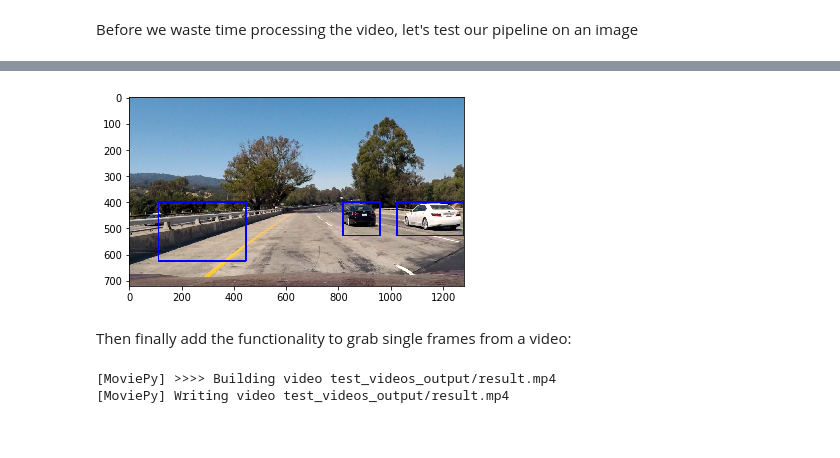
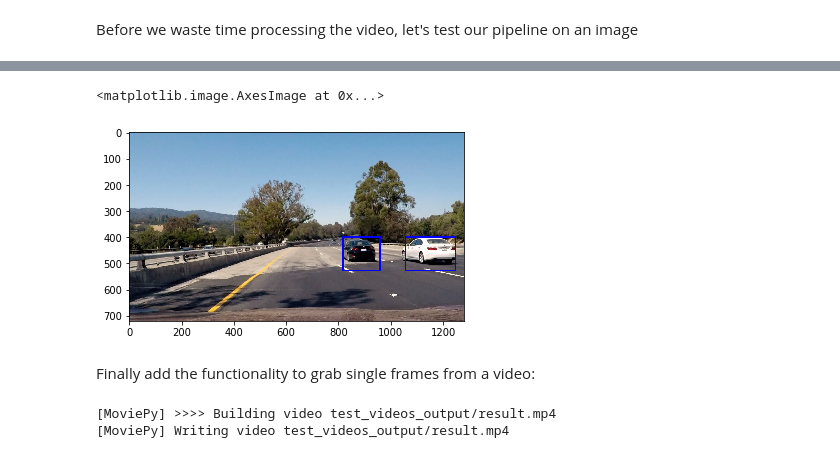
Before and after one commit to jordancharest/Vehicle-Detection-Pipeline, a Jupyter notebook: vehicle_detection.ipynb, the cells around one changed output, grey strips where cells are left out. Saved outputs shown, nothing was run; the diff lists cells and outputs as text; code cells hidden in the pictures.

```diff
--- a/vehicle_detection.ipynb
+++ b/vehicle_detection.ipynb
@@ -318,7 +297,7 @@ ystop = 656
 scale = 1.5
 spatial_size = (32,32)
 hist_bins = 32
-img = mpimg.imread('bbox-example-image.jpg')
+img = mpimg.imread('test_image.jpg')
 detections = find_cars(img, colorspace, ystart, ystop, scale, classifier, None, orient, pix_per_cell, cell_per_block, spatial_size=(32,32), hist_bins=32)
 plt.imshow(draw_boxes(img, detections))
 # %% [output]
@@ -448,7 +429,7 @@ Before we waste time processing the video, let's test our pipeline on an image
 # %%
 import matplotlib.pyplot as plt
 
-test = mpimg.imread("./test_images/test1.jpg")
+test = mpimg.imread("./test_image.jpg")
 plt.imshow(test)
 
 result = tracking_pipeline(test)
@@ -458,6 +440,7 @@ plt.imshow(result)
+<matplotlib.image.AxesImage at 0x...>
-[figure, old version]
+[figure, new version]
 # %% [markdown]
-Then finally add the functionality to grab single frames from a video:
+Finally add the functionality to grab single frames from a video:
 # %%
 # Import everything needed to edit/save/watch video clips
 from moviepy.editor import VideoFileClip
```
Also changed, not shown: parts of 7 cells of this notebook.
